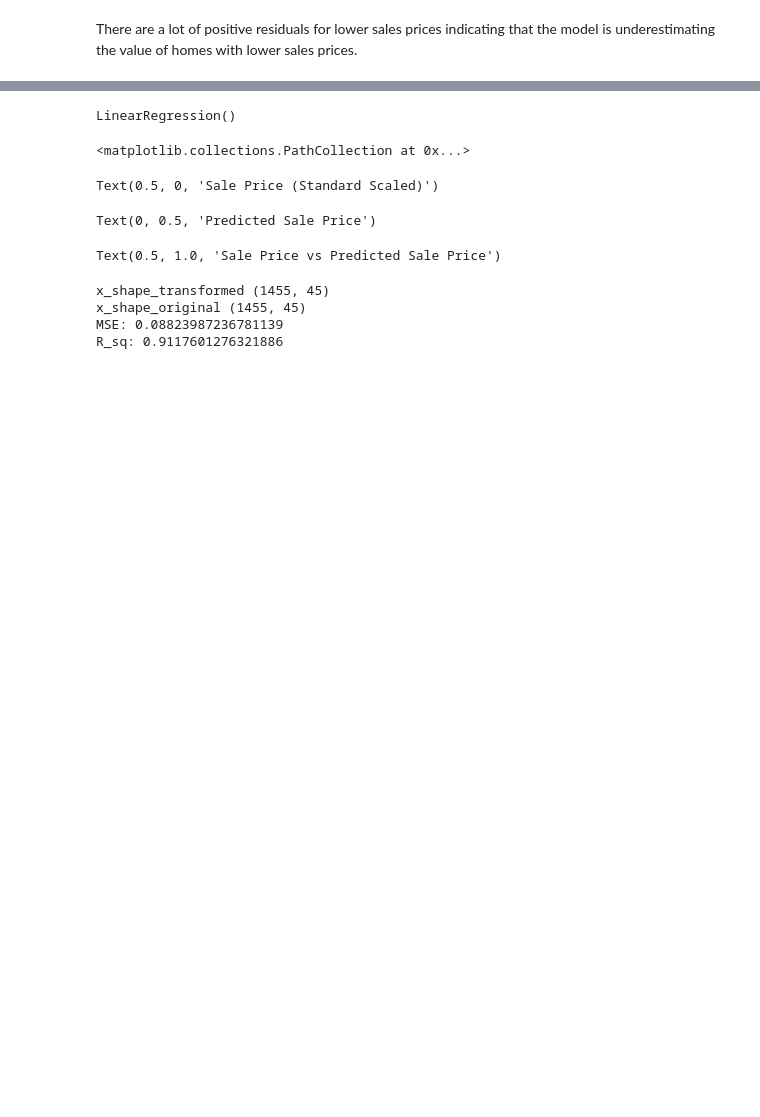
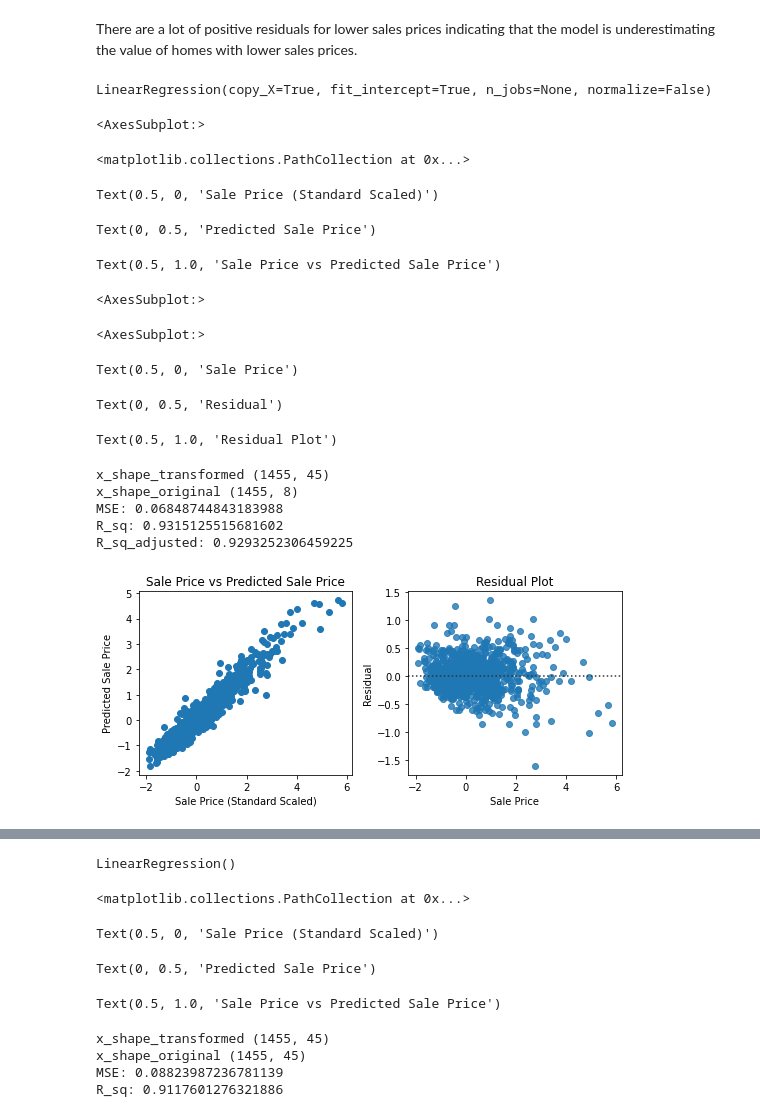
Before and after one commit to Steve-Desilets/MSDS-422-Module-2-Assignment, a Jupyter notebook: Module 2 Assignment - Group 3.ipynb, the cells around one changed output, grey strips where cells are left out. Saved outputs shown, nothing was run; the diff lists cells and outputs as text; code cells hidden in the pictures; blank space fills up the shorter version.

```diff
--- a/Module 2 Assignment - Group 3.ipynb
+++ b/Module 2 Assignment - Group 3.ipynb
@@ -1184,2 +1238,72 @@ sns.residplot(x=y_log_scale, y=y_pred)
 # %% [markdown]
 There are a lot of positive residuals for lower sales prices indicating that the model is underestimating the value of homes with lower sales prices.
+# %%
+### FROM PCA ON SALE PRICE WE SEE QUADRATIC PATTERN -- TRY DEGREE 2 POLYNOMIAL
+
+from sklearn.preprocessing import PolynomialFeatures
+
+#define our polynomial model, degree 2
+
+degree=2
+
+# PolynomialFeatures will create a new matrix consisting of all polynomial combinations
+# of the features with a degree less than or equal to the degree we just gave the model (2)
+poly_model = PolynomialFeatures(degree=degree)
+
+# transform out polynomial features
+poly_x_values = poly_model.fit_transform(x_pca_scale)
+
+regression_model = LinearRegression()
+regression_model.fit(poly_x_values, y_scale)
+y_pred = regression_model.predict(poly_x_values)
+
+plt.subplot(1, 2, 1)
+plt.scatter(y_scale, y_pred)
+plt.xlabel('Sale Price (Standard Scaled)')
+plt.ylabel('Predicted Sale Price')
+plt.title('Sale Price vs Predicted Sale Price')
+
+# Residuals
+
+plt.subplot(1, 2, 2)
+sns.residplot(x=y_scale, y=y_pred)
+plt.xlabel('Sale Price')
+plt.ylabel('Residual')
+plt.title('Residual Plot')
+
+
+# SCORES
+
+SS_Residual = sum((y_scale-y_pred)**2)
+SS_Total = sum((y_scale-np.mean(y_scale))**2)
+r_squared = 1 - (float(SS_Residual))/SS_Total
+adjusted_r_squared = 1 - (1-r_squared)*(len(y_scale)-1)/(len(y)-poly_x_values.shape[1]-1)
+
+print('x_shape_transformed',poly_x_values.shape)
+print('x_shape_original',x_pca_scale.shape)
+
+MSE = np.square(np.subtract(y_scale,y_pred)).mean()
+print("MSE:",MSE)
+
+r2 = r2_score(y_scale, y_pred)
+print("R_sq:",r_squared[0])
+
+print("R_sq_adjusted:", 1 - (1-r_squared[0])*(len(y_scale)-1)/(len(y_scale)-poly_x_values.shape[1]-1))
+# %% [output]
+LinearRegression(copy_X=True, fit_intercept=True, n_jobs=None, normalize=False)
+<AxesSubplot:>
+<matplotlib.collections.PathCollection at 0x...>
+Text(0.5, 0, 'Sale Price (Standard Scaled)')
+Text(0, 0.5, 'Predicted Sale Price')
+Text(0.5, 1.0, 'Sale Price vs Predicted Sale Price')
+<AxesSubplot:>
+<AxesSubplot:>
+Text(0.5, 0, 'Sale Price')
+Text(0, 0.5, 'Residual')
+Text(0.5, 1.0, 'Residual Plot')
+x_shape_transformed (1455, 45)
+x_shape_original (1455, 8)
+MSE: 0.06848744843183988
+R_sq: 0.9315125515681602
+R_sq_adjusted: 0.9293252306459225
+[figure, added]
```
Also changed, not shown: parts of 7 cells of this notebook.
